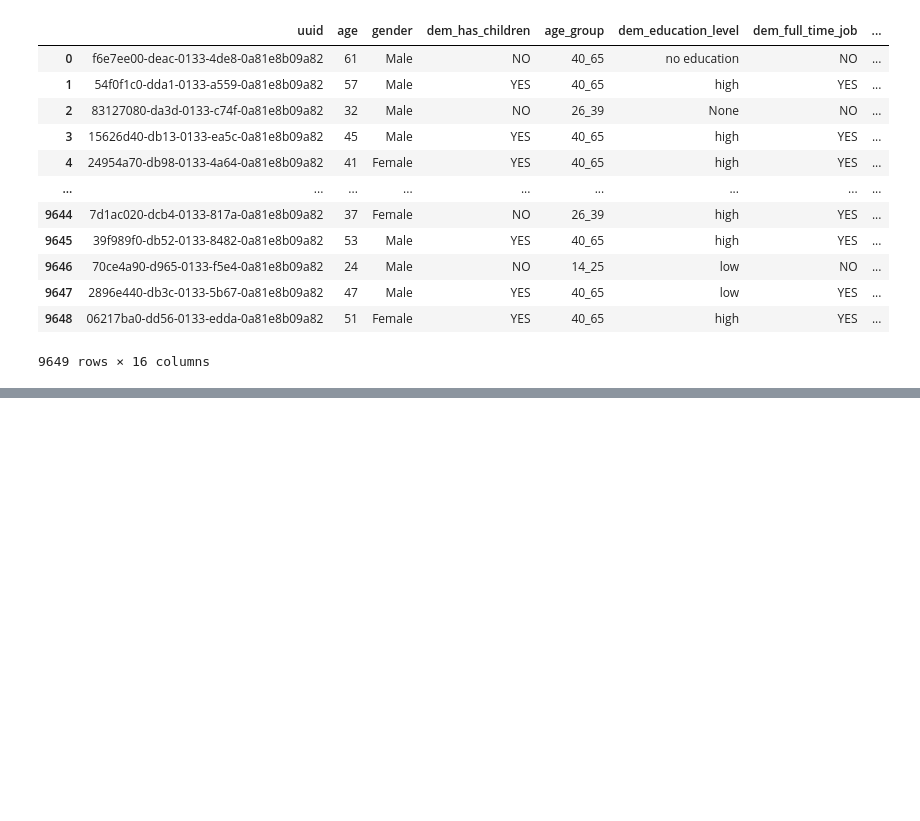
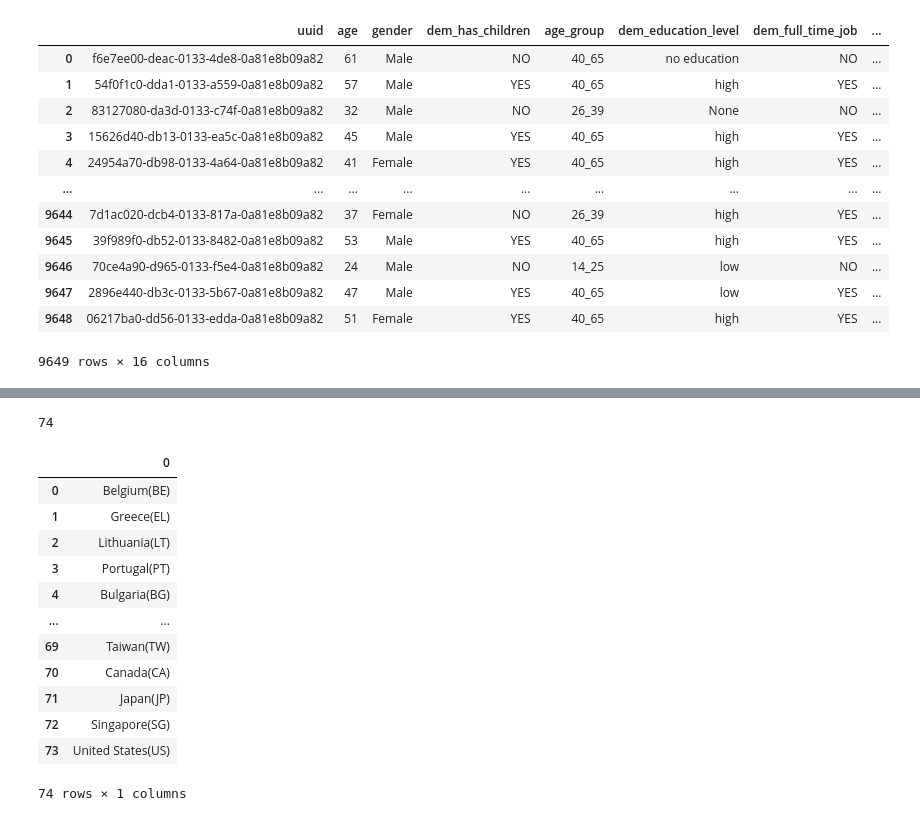
Before and after one commit to manuaq/project_m1, a Jupyter notebook: trash/project_module_1_full.ipynb, the cells around one changed output, grey strips where cells are left out. Cells and saved outputs as stored; diff of their text form; code cells hidden in the pictures; blank space fills up the shorter version.

```diff
--- a/trash/project_module_1_full.ipynb
+++ b/trash/project_module_1_full.ipynb
@@ -726,0 +862,7 @@ project_m1_cleaned_data
+# %%
+clean_rows=[]
+
+for i in iter(text_rows):
+    clean_rows = [i.replace('\n','') for i in text_rows]
+
+print(clean_rows)
@@ -726,0 +883,2 @@ project_m1_cleaned_data
+# %%
+without_empty_strings = [string for string in clean_rows if string != ""]
@@ -726,0 +889,2 @@ project_m1_cleaned_data
+# %%
+iter_strings = iter(without_empty_strings)
@@ -726,0 +911,4 @@ project_m1_cleaned_data
+# %%
+country_code_name_pairs = [h + next(iter_strings, '') for h in iter_strings]
+
+country_code_name_pairs
@@ -726,0 +933,22 @@ project_m1_cleaned_data
+# %%
+len(country_code_name_pairs)
+# %% [output]
+74
+# %%
+country_df = pd.DataFrame(country_code_name_pairs)
+
+country_df
+# %% [output]
+|  | 0 |
+| 0 | Belgium(BE) |
+| 1 | Greece(EL) |
+| 2 | Lithuania(LT) |
+| 3 | Portugal(PT) |
+| 4 | Bulgaria(BG) |
+| ... | ... |
+| 69 | Taiwan(TW) |
+| 70 | Canada(CA) |
+| 71 | Japan(JP) |
+| 72 | Singapore(SG) |
+| 73 | United States(US) |
+74 rows × 1 columns
```
Also changed, not shown: parts of 22 cells of this notebook, 2 other files.
